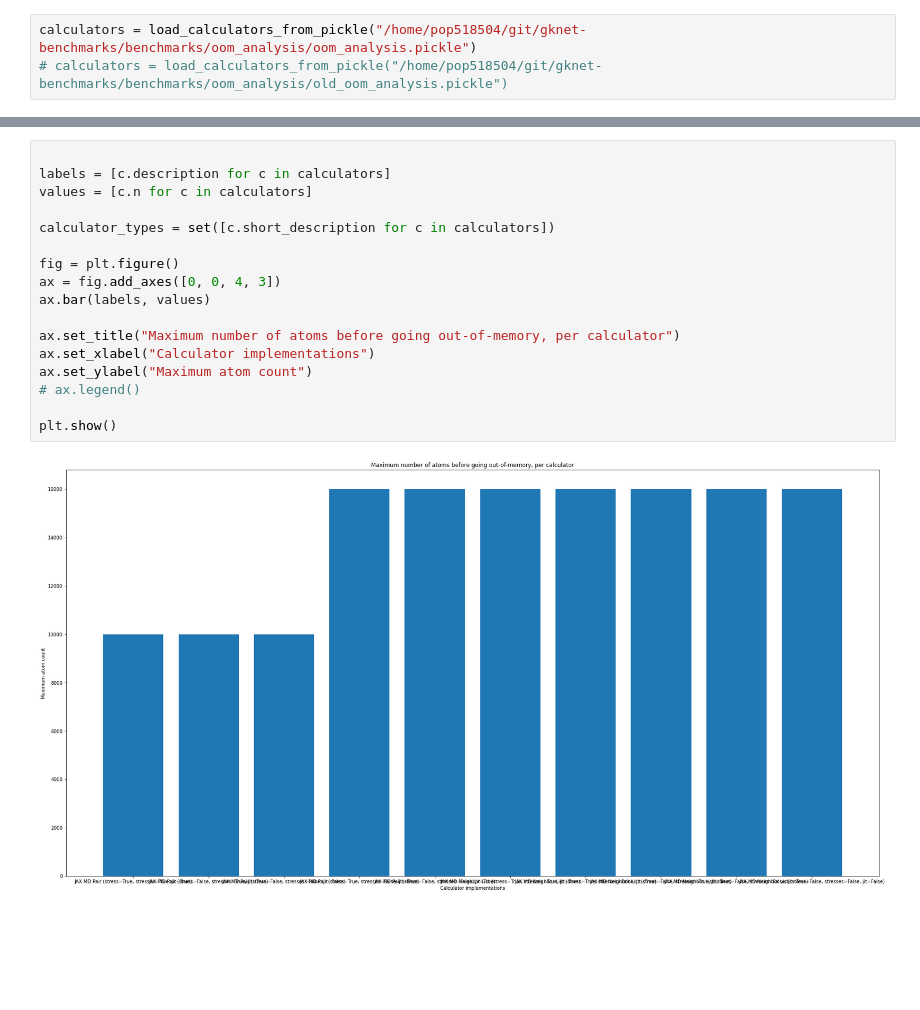
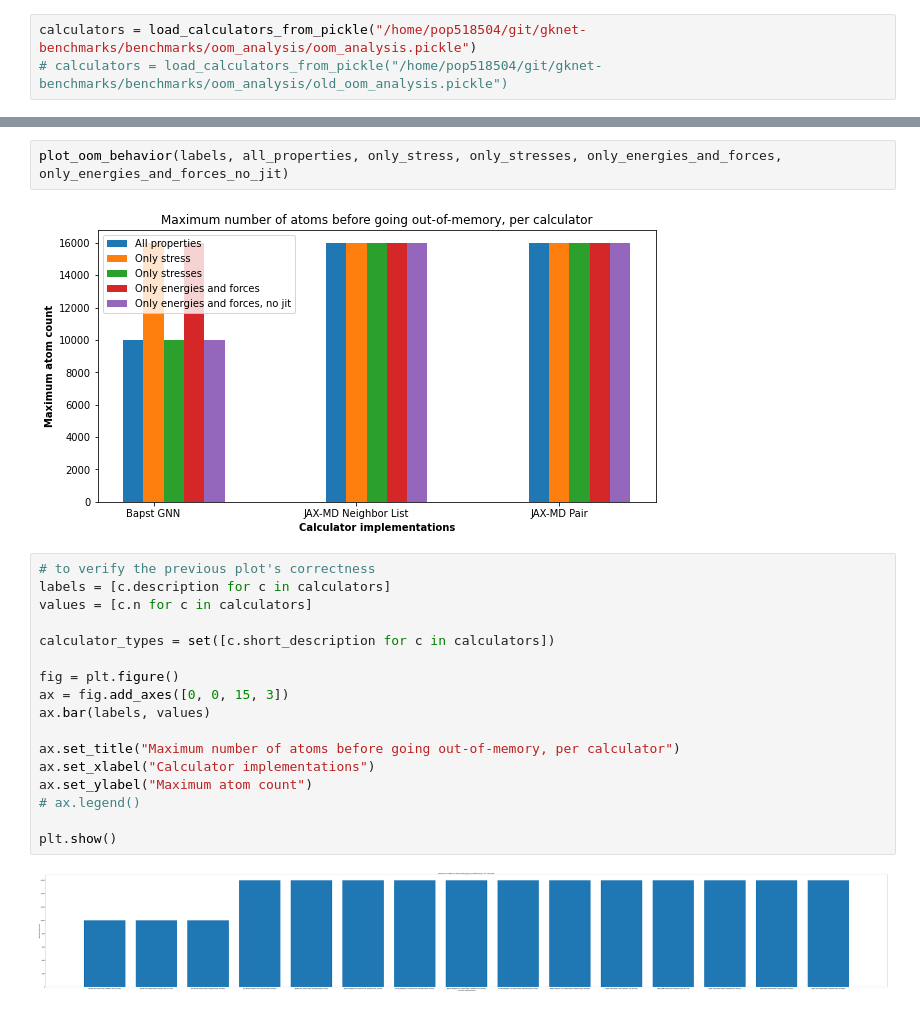
Before and after one commit to fabiannagel/gknet-benchmarks, a Jupyter notebook: benchmarks/oom_analysis/OOM analysis.ipynb, the cells around one changed output, grey strips where cells are left out. Cells and saved outputs as stored; diff of their text form; blank space fills up the shorter version.

```diff
--- a/benchmarks/oom_analysis/OOM analysis.ipynb
+++ b/benchmarks/oom_analysis/OOM analysis.ipynb
@@ -89,19 +22,23 @@ plt.show()
+# %%
+plot_oom_behavior(labels, all_properties, only_stress, only_stresses, only_energies_and_forces, only_energies_and_forces_no_jit)
+# %% [output]
+[figure, added]
 # %%
-
+# to verify the previous plot's correctness
 labels = [c.description for c in calculators]
 values = [c.n for c in calculators]
 
 calculator_types = set([c.short_description for c in calculators])
 
 fig = plt.figure()
-ax = fig.add_axes([0, 0, 4, 3])
+ax = fig.add_axes([0, 0, 15, 3])
 ax.bar(labels, values)
 
 ax.set_title("Maximum number of atoms before going out-of-memory, per calculator")
 ax.set_xlabel("Calculator implementations")
 ax.set_ylabel("Maximum atom count")
 # ax.legend()
 
 plt.show()
 # %% [output]
-[figure, old version]
+[figure, new version]
```
Also changed, not shown: parts of 4 cells of this notebook.
